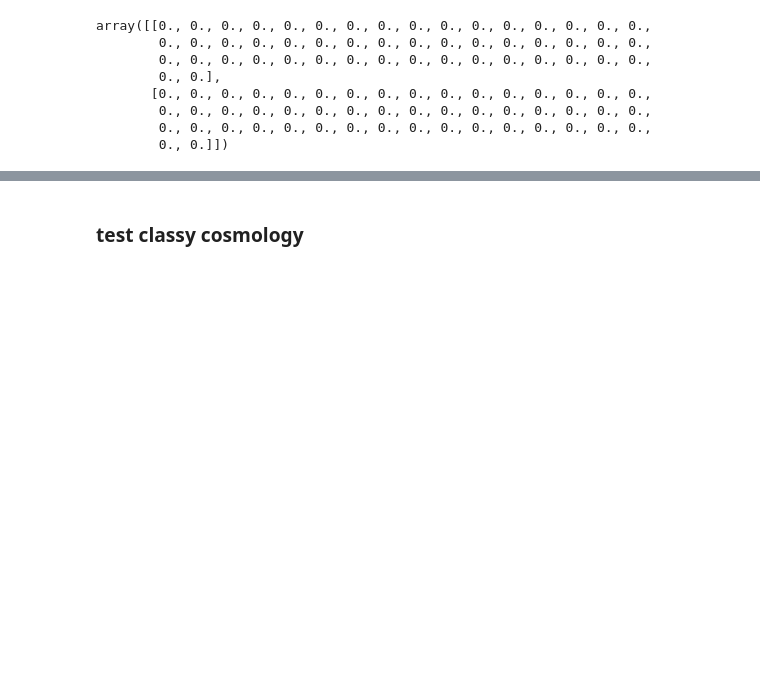
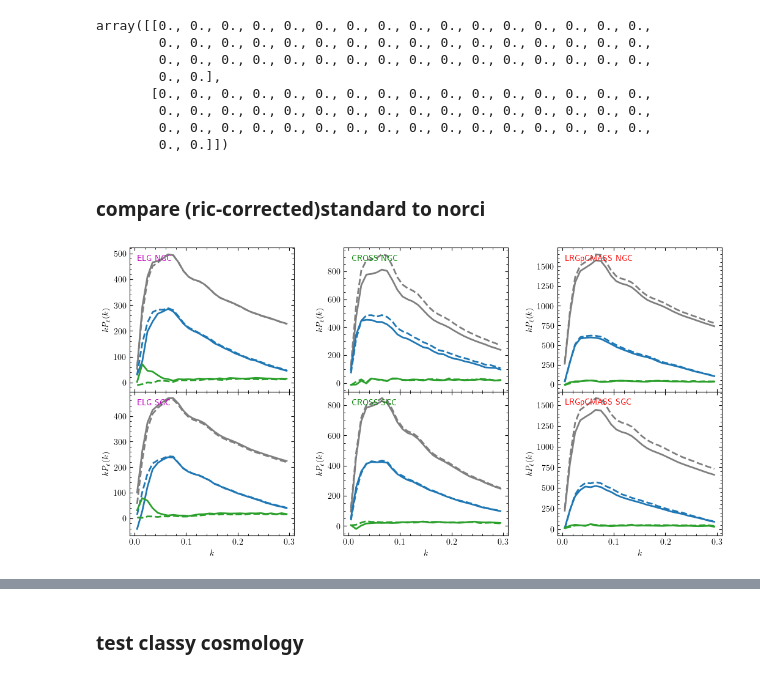
Before and after one commit to zhaoruiyang98/eftpipe, a Jupyter notebook: analysis/debug_cross.ipynb, the cells around one changed output, grey strips where cells are left out. Saved outputs shown, nothing was run; the diff lists cells and outputs as text; code cells hidden in the pictures; blank space fills up the shorter version.

```diff
--- a/analysis/debug_cross.ipynb
+++ b/analysis/debug_cross.ipynb
@@ -197,3 +192,57 @@ array([[0., 0., 0., 0., 0., 0., 0., 0., 0., 0., 0., 0., 0., 0., 0., 0.,
         0., 0., 0., 0., 0., 0., 0., 0., 0., 0., 0., 0., 0., 0., 0., 0.,
         0., 0., 0., 0., 0., 0., 0., 0., 0., 0., 0., 0., 0., 0., 0., 0.,
         0., 0.]])
+# %% [markdown]
+### compare (ric-corrected)standard to norci
+# %%
+fig, axes = plt.subplots(
+    2, 3, sharex=True, figsize=(15/1.2, 11/1.2/3*2),
+    gridspec_kw={"hspace": 0, "wspace": 0.3},
+)
+axes = cast(Any, axes)
+for i in range(2):
+    for j in range(3):
+        axes[i, j].tick_params(which="both", direction="in")
+        axes[i, j].yaxis.set_ticks_position("both")
+        axes[i, j].xaxis.set_ticks_position("both")
+        axes[i, j].minorticks_on()
+        # axes[i, j].set_ylim(-500, 1749)
+for j in range(3):
+    axes[-1, j].set_xlabel("$k$")
+for i, cap in enumerate(["NGC", "SGC"]):
+    for j, (tracer, c) in enumerate(zip(["ELG", "CROSS", "LRGpCMASS"], ["m", "g", "r"])):
+        axes[i, j].text(
+            0.05, 0.95, f"{tracer} {cap}", c=c,
+            transform=axes[i, j].transAxes, va="top", ha="left",
+        )
+translator = {"ELG": "ELG", "CROSS": "x", "LRGpCMASS": "LRG"}
+use_Q = False
+do_rescaling = False
+for i, cap in enumerate(["NGC", "SGC"]):
+    for j, tracer in enumerate(["ELG", "CROSS", "LRGpCMASS"]):
+        suf = ""
+        s = "P"
+        if use_Q:
+            if tracer in ["ELG", "LRGpCMASS"]:
+                suf = "_Q"
+                s = "Q"
+        std = read_pkl(f"cobaya/data/mock/{translator[tracer]}_{cap}{suf}.txt")
+        noric = read_pkl(f"cobaya/data/mock/noric_{translator[tracer]}_{cap}{suf}.txt")
+        kk = std["k"].to_numpy()
+        for k, (ell, c) in enumerate(zip([0, 2, 4], [GREY, BLUE, GREEN])):
+            rescale = 1
+            if do_rescaling:
+                if cap == "NGC" and tracer == "CROSS":
+                    rescale = 1.13
+                if cap == "SGC" and tracer == "CROSS":
+                    rescale = 1.02
+                if cap == "NGC" and tracer == "LRGpCMASS":
+                    rescale = 1.05
+                if cap == "SGC" and tracer == "LRGpCMASS":
+                    rescale = 1.1
+            axes[i, j].plot(kk, kk * std[f"{s}{ell}"] * rescale, color=c, lw=2)
+            axes[i, j].plot(kk, kk * noric[f"{s}{ell}"], color=c, ls="--", lw=2)
+            axes[i, j].set_ylabel(Rf"$k{s}_\ell(k)$")
+plt.show()
+# %% [output]
+[figure, added]
```
Also changed, not shown: parts of 6 cells of this notebook.
